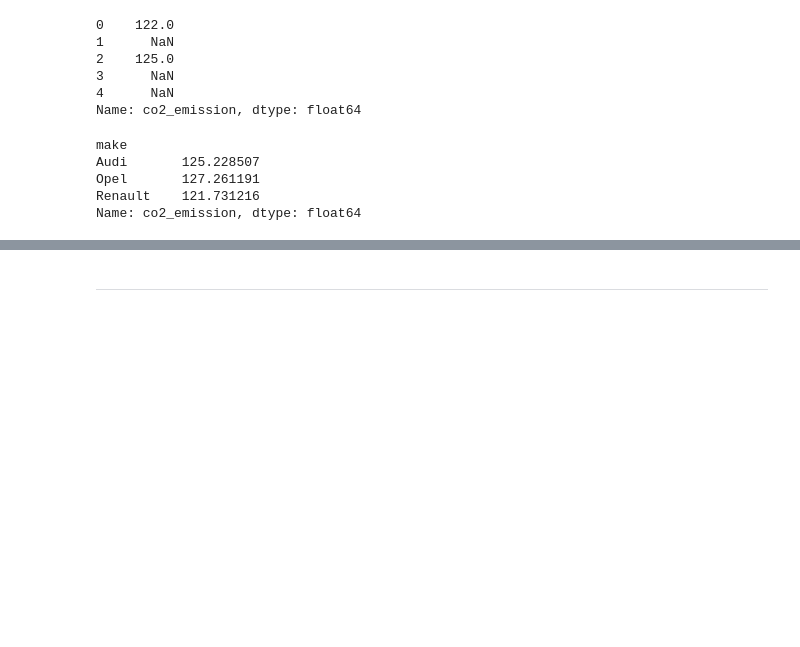
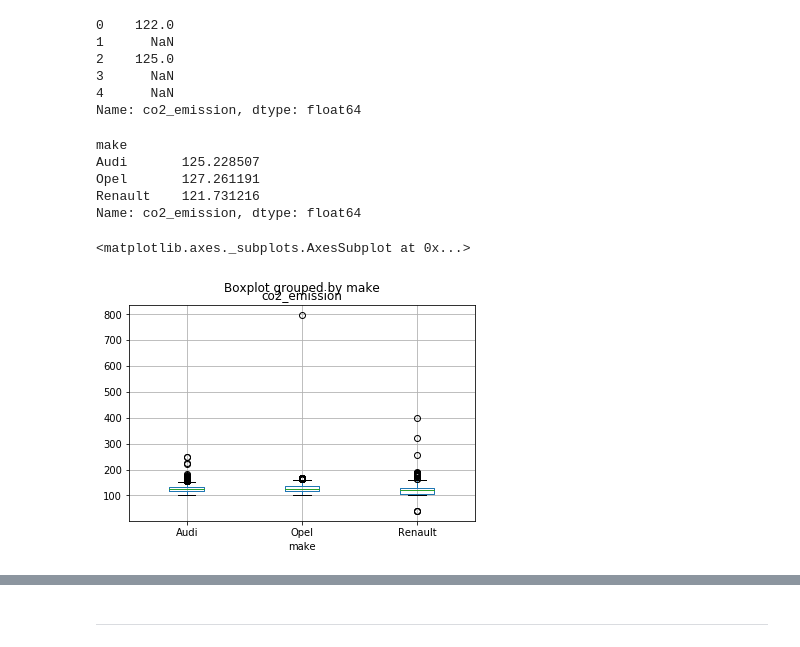
Before and after one commit to kaymal/price-prediction, a Jupyter notebook: trgt/data-cleansing/t-data-cleansing.ipynb, the cells around one changed output, grey strips where cells are left out. Saved outputs shown, nothing was run; the diff lists cells and outputs as text; code cells hidden in the pictures; blank space fills up the shorter version.

```diff
--- a/trgt/data-cleansing/t-data-cleansing.ipynb
+++ b/trgt/data-cleansing/t-data-cleansing.ipynb
@@ -818,3 +818,8 @@ Audi       125.228507
 Opel       127.261191
 Renault    121.731216
 Name: co2_emission, dtype: float64
+# %%
+df_new.boxplot("co2_emission", by="make")
+# %% [output]
+<matplotlib.axes._subplots.AxesSubplot at 0x...>
+[figure, added]
```
Also changed, not shown: parts of 10 cells of this notebook.
